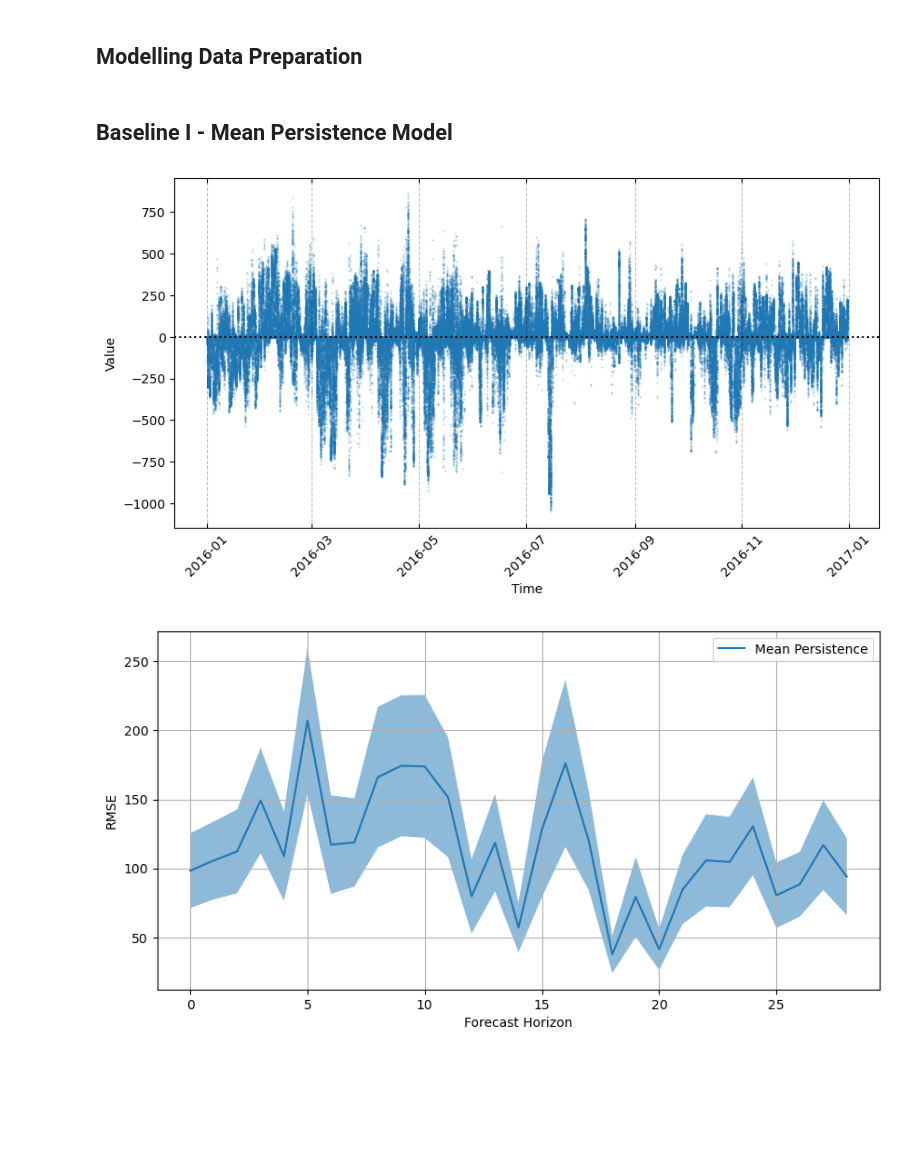
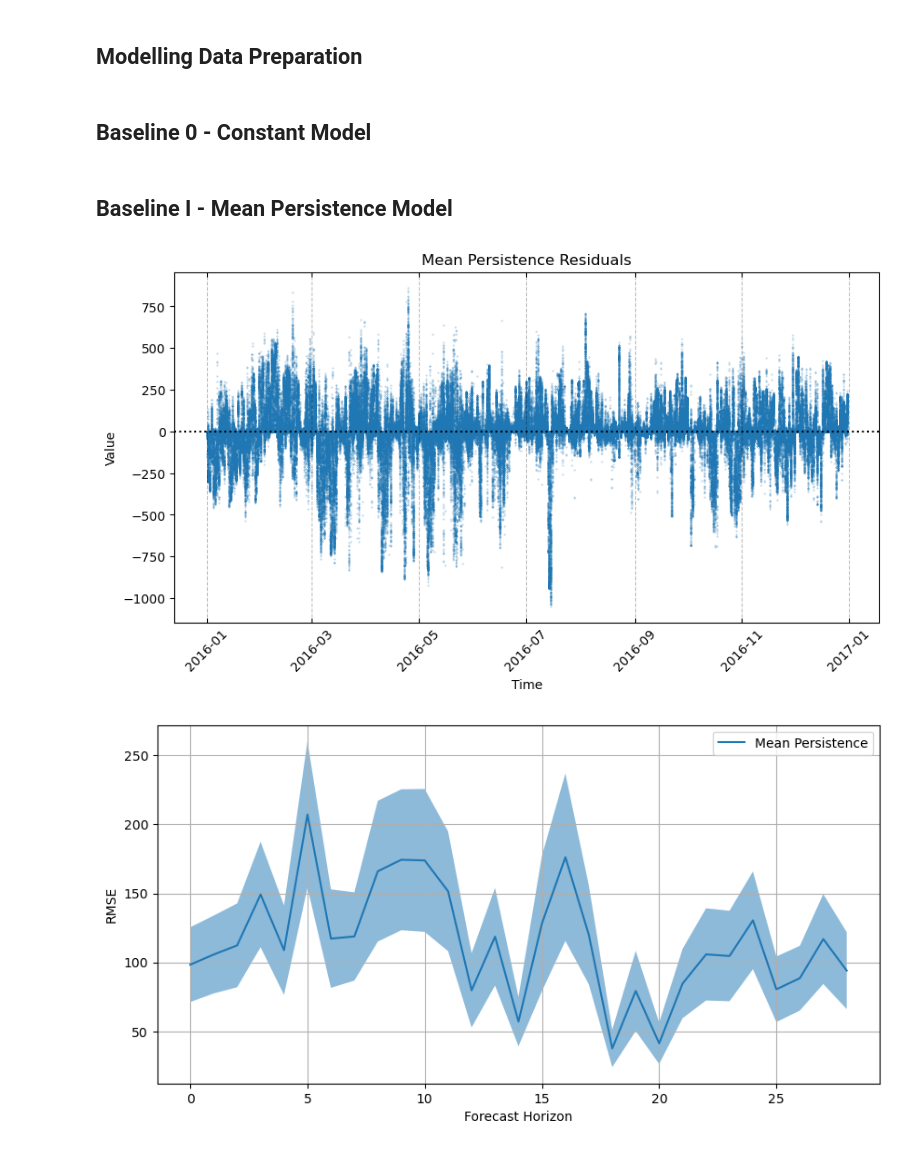
Before and after one commit to vb690/ghi_forecast, a Jupyter notebook: forecast.ipynb, the cells around one changed output. Drawn from its saved outputs; the diff is of its cells as text; code cells hidden in the pictures; blank space fills up the shorter version.

```diff
--- a/forecast.ipynb
+++ b/forecast.ipynb
@@ -301,3 +297,5 @@ insample_ghi_df, outsample_ghi_df = split_time_series_df(
     start_date=TRAINING_END_DATE,
     time_column="time"
 )
+# %% [markdown]
+## Baseline 0 - Constant Model
@@ -325,24 +327,25 @@ mean_persistence_forecast = (
 # %%
 residual = mean_persistence_forecast["ghi"] - mean_persistence_forecast["ghi_forecast"]
 
 fig, ax = plt.subplots(1, 1, figsize=(10, 5))
 
 ax = visualize_time_series(
     ax=ax,
     time_index=outsample_ghi_df["time"],
     time_series=residual.values,
     time_series_name="Residuals",
     s=0.1,
     alpha=0.5
 )
 ax.axhline(
     y=0,
     linestyle=":",
     c="k"
 )
+ax.set_title("Mean Persistence Residuals")
 plt.show()
 # %% [output]
-[figure, old version]
+[figure, new version]
 # %%
 y_true = np.array(np.split(mean_persistence_forecast["ghi"].values, 30)).T
 y_forecast = np.array(np.split(mean_persistence_forecast["ghi_forecast"].values, 30)).T
```
Also changed, not shown: parts of 8 cells of this notebook, 2 other files.
